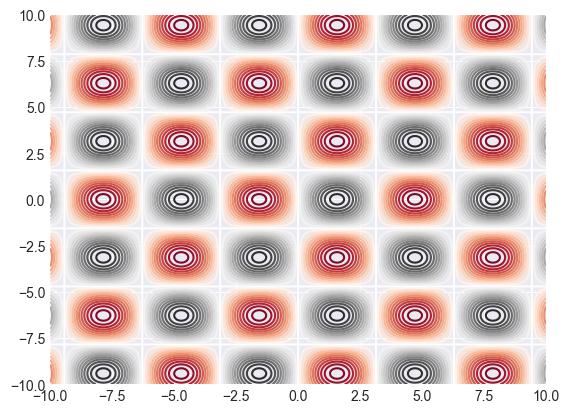
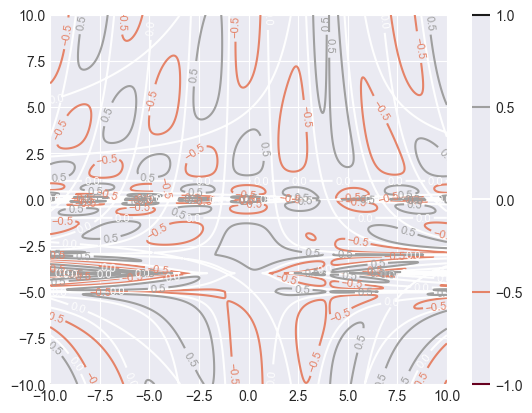
Code edit (unified diff) that turned the first committed figure into the second:
--- before
+++ after
@@ -1 +1,3 @@
-plt.contour(X, Y, Z, 30, cmap='RdGy')
+contours = plt.contour(X, Y, Z, levels, cmap='RdGy')
+plt.clabel(contours, inline=True, fontsize=8)
+plt.colorbar()

Commit: more stuff